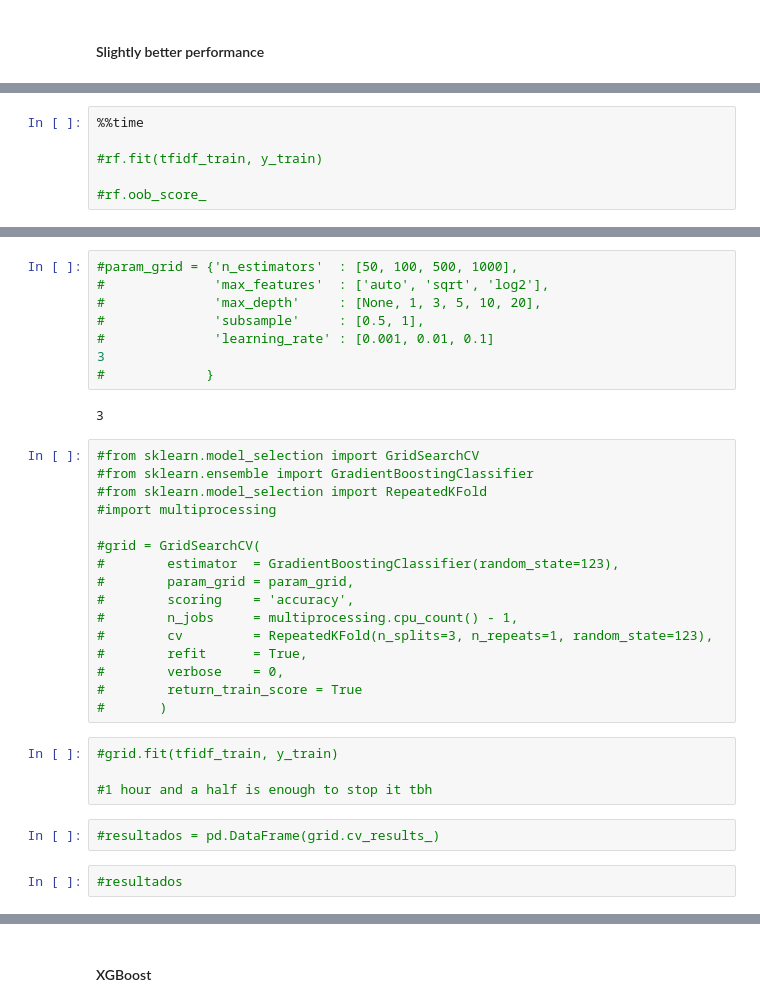
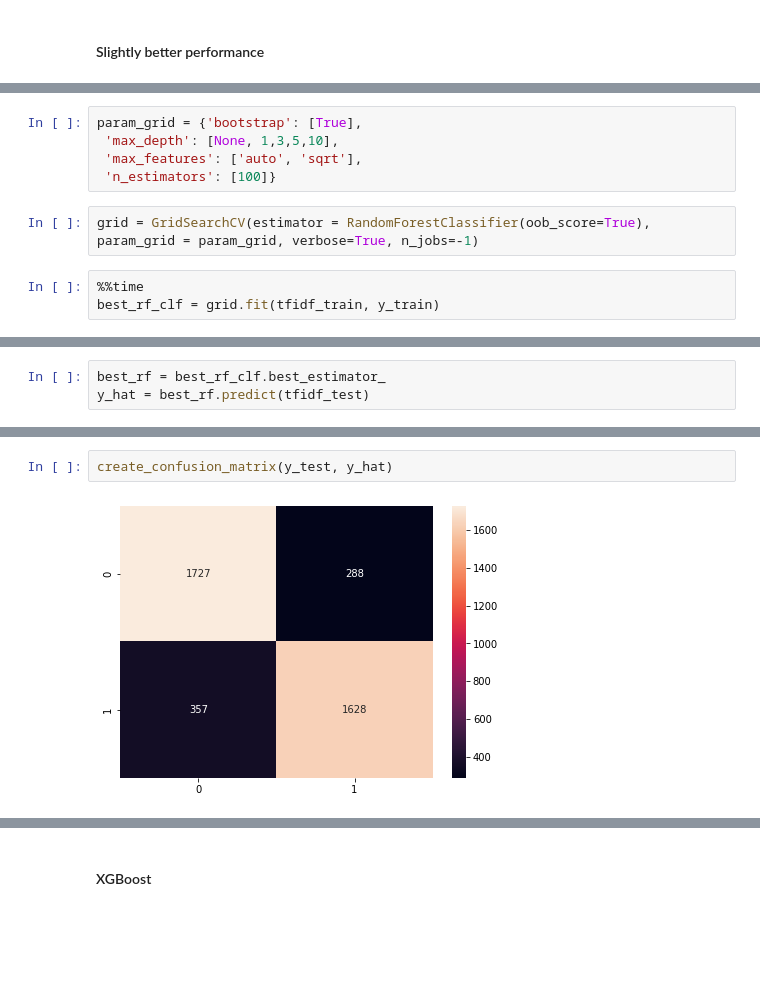
Before and after one commit to aferrero23/twitter-category-nlp, a Jupyter notebook: src/model.ipynb, the cells around one changed output, grey strips where cells are left out. Saved outputs shown, nothing was run; the diff lists cells and outputs as text; blank space fills up the shorter version.

```diff
--- a/src/model.ipynb
+++ b/src/model.ipynb
@@ -336,7 +318,11 @@ ROC AUC SCORE: 0.9561427830315457
+# %%
+param_grid = {'bootstrap': [True],
+ 'max_depth': [None, 1,3,5,10],
+ 'max_features': ['auto', 'sqrt'],
+ 'n_estimators': [100]}
+# %%
+grid = GridSearchCV(estimator = RandomForestClassifier(oob_score=True), param_grid = param_grid, verbose=True, n_jobs=-1)
 # %%
 %%time
-
-#rf.fit(tfidf_train, y_train)
-
-#rf.oob_score_
+best_rf_clf = grid.fit(tfidf_train, y_train)
 # %% [output]
@@ -348 +338,4 @@ Wall time: 25.3 µs
+# %%
+best_rf = best_rf_clf.best_estimator_
+y_hat = best_rf.predict(tfidf_test)
 # %%
@@ -353,34 +345,4 @@ Wall time: 25.3 µs
-# %%
-#param_grid = {'n_estimators'  : [50, 100, 500, 1000],
-#              'max_features'  : ['auto', 'sqrt', 'log2'],
-#              'max_depth'     : [None, 1, 3, 5, 10, 20],
-#              'subsample'     : [0.5, 1],
-#              'learning_rate' : [0.001, 0.01, 0.1]
-3
-#             }
-# %% [output]
-3
-# %%
-#from sklearn.model_selection import GridSearchCV
-#from sklearn.ensemble import GradientBoostingClassifier
-#from sklearn.model_selection import RepeatedKFold
-#import multiprocessing
-
-#grid = GridSearchCV(
-#        estimator  = GradientBoostingClassifier(random_state=123),
-#        param_grid = param_grid,
-#        scoring    = 'accuracy',
-#        n_jobs     = multiprocessing.cpu_count() - 1,
-#        cv         = RepeatedKFold(n_splits=3, n_repeats=1, random_state=123),
-#        refit      = True,
-#        verbose    = 0,
-#        return_train_score = True
-#       )
-# %%
-#grid.fit(tfidf_train, y_train)
-
-#1 hour and a half is enough to stop it tbh
-# %%
-#resultados = pd.DataFrame(grid.cv_results_)
-# %%
-#resultados
+# %%
+create_confusion_matrix(y_test, y_hat)
+# %% [output]
+[figure, added]
```
Also changed, not shown: parts of 67 cells of this notebook.
